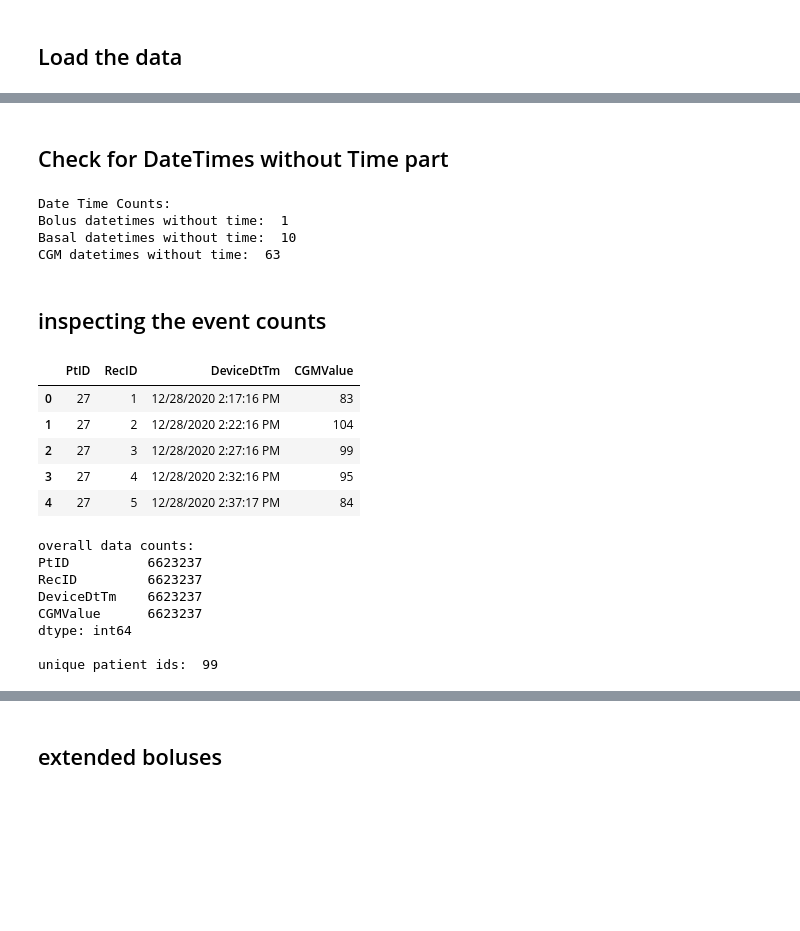
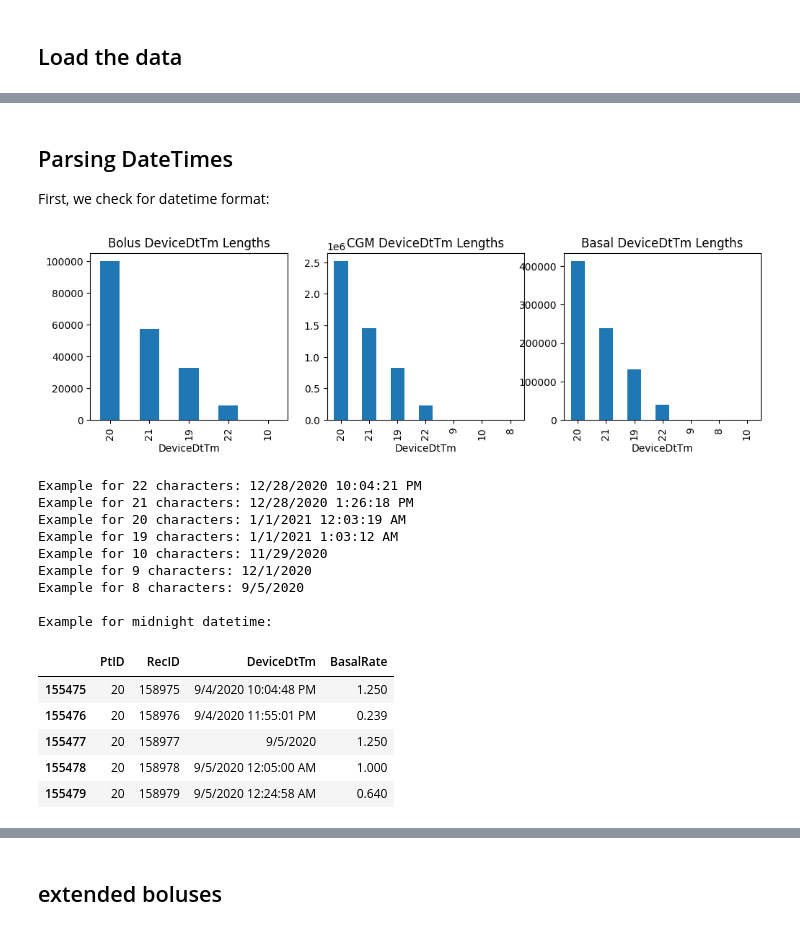
Before and after one commit to nudgebg/egvinsulin, a Jupyter notebook: notebooks/understand-pedap-dataset.ipynb, the cells around one changed output, grey strips where cells are left out. Drawn from its saved outputs; the diff is of its cells as text; code cells hidden in the pictures; blank space fills up the shorter version.

```diff
--- a/notebooks/understand-pedap-dataset.ipynb
+++ b/notebooks/understand-pedap-dataset.ipynb
@@ -69,0 +112,6 @@ df_cgm = pd.read_csv(os.path.join(study_path, 'Data Files', 'PEDAPTandemCGMDataG
+# %%
+#drop all rows of patients not in all 3 datasets
+intersecting_patient_ids = set(df_cgm.PtID.unique()).intersection(set(df_bolus.PtID.unique())).intersection(set(df_basal.PtID.unique()))
+df_cgm = df_cgm[df_cgm.PtID.isin(intersecting_patient_ids)]
+df_bolus = df_bolus[df_bolus.PtID.isin(intersecting_patient_ids)]
+df_basal = df_basal[df_basal.PtID.isin(intersecting_patient_ids)]
@@ -70,35 +172,39 @@ df_cgm = pd.read_csv(os.path.join(study_path, 'Data Files', 'PEDAPTandemCGMDataG
 # %% [markdown]
-## Check for DateTimes without Time part
+## Parsing DateTimes
+First, we check for datetime format:
 # %%
-print('Date Time Counts:')
-print('Bolus datetimes without time: ', len(df_bolus[df_bolus['DeviceDtTm'].str.len() <= 10]))
-print('Basal datetimes without time: ', len(df_basal[df_basal['DeviceDtTm'].str.len() <= 10]))
-print('CGM datetimes without time: ', len(df_cgm[df_cgm['DeviceDtTm'].str.len() <= 10]))
+fig, axes = plt.subplots(nrows=1, ncols=3, figsize=(12, 3))
+df_bolus['DeviceDtTm'].str.len().value_counts().plot.bar(ax=axes[0], title='Bolus DeviceDtTm Lengths')
+df_cgm['DeviceDtTm'].str.len().value_counts().plot.bar(ax=axes[1], title='CGM DeviceDtTm Lengths')
+df_basal['DeviceDtTm'].str.len().value_counts().plot.bar(ax=axes[2], title='Basal DeviceDtTm Lengths')
+plt.show()
+
+print(f"Example for 22 characters: {df_basal.DeviceDtTm[df_basal['DeviceDtTm'].str.len() == 22].iloc[0]}")
+print(f"Example for 21 characters: {df_basal.DeviceDtTm[df_basal['DeviceDtTm'].str.len() == 21].iloc[0]}")
+print(f"Example for 20 characters: {df_basal.DeviceDtTm[df_basal['DeviceDtTm'].str.len() == 20].iloc[0]}")
+print(f"Example for 19 characters: {df_basal.DeviceDtTm[df_basal['DeviceDtTm'].str.len() == 19].iloc[0]}")
+print(f"Example for 10 characters: {df_basal.DeviceDtTm[df_basal['DeviceDtTm'].str.len() == 10].iloc[0]}")
+print(f"Example for 9 characters: {df_basal.DeviceDtTm[df_basal['DeviceDtTm'].str.len() == 9].iloc[0]}")
+print(f"Example for 8 characters: {df_basal.DeviceDtTm[df_basal['DeviceDtTm'].str.len() == 8].iloc[0]}")
+
+print()
+temp = df_basal.index[df_basal['DeviceDtTm'].str.len() == 8][0]
+print(f"Example for midnight datetime: ")
+display(df_basal.loc[temp-2:temp+2])
 # %% [output]
+[figure, added]
-Date Time Counts:
-Bolus datetimes without time:  1
-Basal datetimes without time:  10
-CGM datetimes without time:  63
+Example for 22 characters: 12/28/2020 10:04:21 PM
+Example for 21 characters: 12/28/2020 1:26:18 PM
+Example for 20 characters: 1/1/2021 12:03:19 AM
+Example for 19 characters: 1/1/2021 1:03:12 AM
+Example for 10 characters: 11/29/2020
+Example for 9 characters: 12/1/2020
+Example for 8 characters: 9/5/2020
+
+Example for midnight datetime:
+|  | PtID | RecID | DeviceDtTm | BasalRate |
+| 155475 | 20 | 158975 | 9/4/2020 10:04:48 PM | 1.250 |
+| 155476 | 20 | 158976 | 9/4/2020 11:55:01 PM | 0.239 |
+| 155477 | 20 | 158977 | 9/5/2020 | 1.250 |
+| 155478 | 20 | 158978 | 9/5/2020 12:05:00 AM | 1.000 |
+| 155479 | 20 | 158979 | 9/5/2020 12:24:58 AM | 0.640 |
-# %% [markdown]
-## inspecting the event counts
-# %%
-display(df_cgm.head());
-
-print("overall data counts:")
-print(df_cgm.count(),"\n");
-print("unique patient ids: ", len(df_cgm.PtID.unique()))
-# %% [output]
-|  | PtID | RecID | DeviceDtTm | CGMValue |
-| 0 | 27 | 1 | 12/28/2020 2:17:16 PM | 83 |
-| 1 | 27 | 2 | 12/28/2020 2:22:16 PM | 104 |
-| 2 | 27 | 3 | 12/28/2020 2:27:16 PM | 99 |
-| 3 | 27 | 4 | 12/28/2020 2:32:16 PM | 95 |
-| 4 | 27 | 5 | 12/28/2020 2:37:17 PM | 84 |
-overall data counts:
-PtID          6623237
-RecID         6623237
-DeviceDtTm    6623237
-CGMValue      6623237
-dtype: int64
-
-unique patient ids:  99
```
Also changed, not shown: parts of 25 cells of this notebook.
